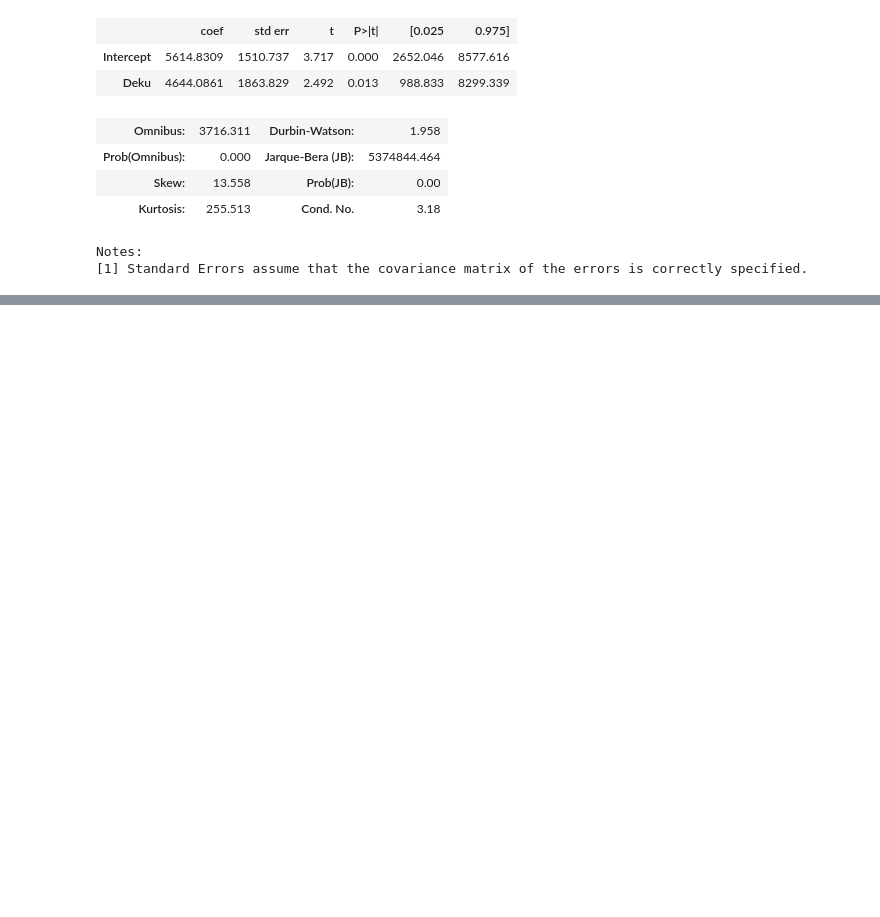
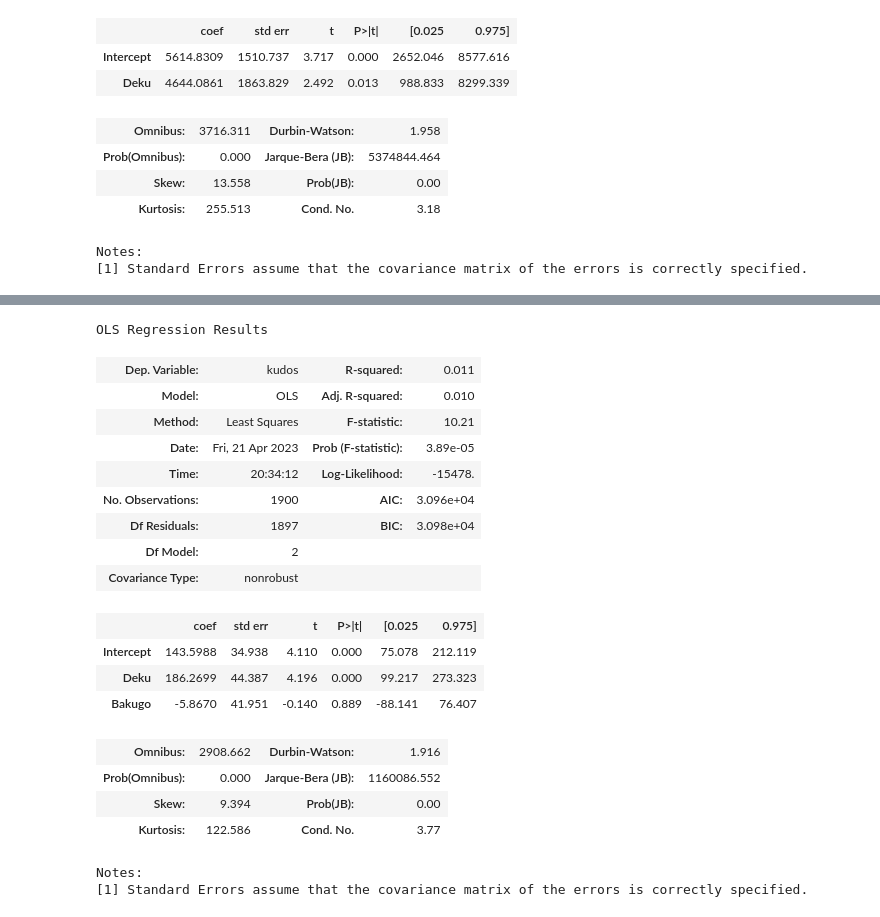
Before and after one commit to irwinjacky/AnimeShips, a Jupyter notebook: Statistics and Analysis of Characters and Anime .ipynb, the cells around one changed output, grey strips where cells are left out. Drawn from its saved outputs; the diff is of its cells as text; code cells hidden in the pictures; blank space fills up the shorter version.

```diff
--- a/Statistics and Analysis of Characters and Anime .ipynb
+++ b/Statistics and Analysis of Characters and Anime .ipynb
@@ -386,0 +417,24 @@ Notes:
+# %%
+kudos_Deku_Bakugo_ols = sm.ols('kudos ~ Deku + Bakugo', data = character_dates).fit()
+display(kudos_Deku_Bakugo_ols.summary())
+# %% [output]
+OLS Regression Results
+| Dep. Variable: | kudos | R-squared: | 0.011 |
+| Model: | OLS | Adj. R-squared: | 0.010 |
+| Method: | Least Squares | F-statistic: | 10.21 |
+| Date: | Fri, 21 Apr 2023 | Prob (F-statistic): | 3.89e-05 |
+| Time: | 20:34:12 | Log-Likelihood: | -15478. |
+| No. Observations: | 1900 | AIC: | 3.096e+04 |
+| Df Residuals: | 1897 | BIC: | 3.098e+04 |
+| Df Model: | 2 |  |  |
+| Covariance Type: | nonrobust |  |  |
+|  | coef | std err | t | P>|t| | [0.025 | 0.975] |
+| Intercept | 143.5988 | 34.938 | 4.110 | 0.000 | 75.078 | 212.119 |
+| Deku | 186.2699 | 44.387 | 4.196 | 0.000 | 99.217 | 273.323 |
+| Bakugo | -5.8670 | 41.951 | -0.140 | 0.889 | -88.141 | 76.407 |
+| Omnibus: | 2908.662 | Durbin-Watson: | 1.916 |
+| Prob(Omnibus): | 0.000 | Jarque-Bera (JB): | 1160086.552 |
+| Skew: | 9.394 | Prob(JB): | 0.00 |
+| Kurtosis: | 122.586 | Cond. No. | 3.77 |
+Notes:
+[1] Standard Errors assume that the covariance matrix of the errors is correctly specified.
```
Also changed, not shown: parts of 5 cells of this notebook, 1 other file.
